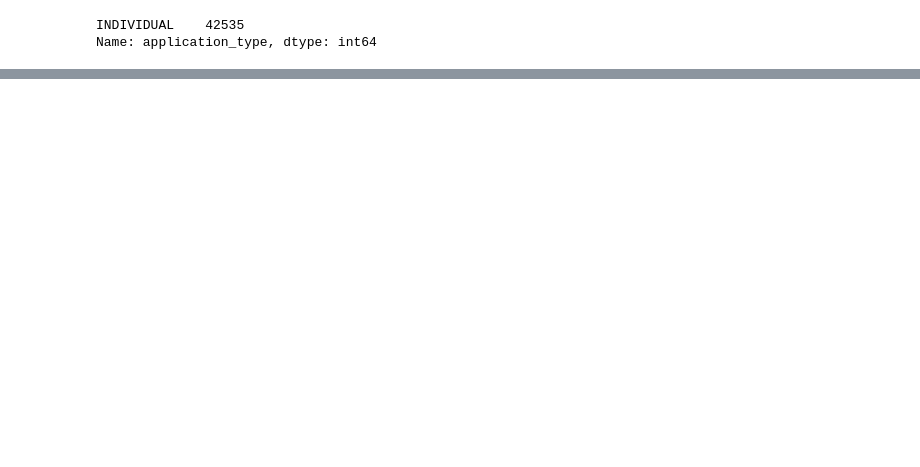
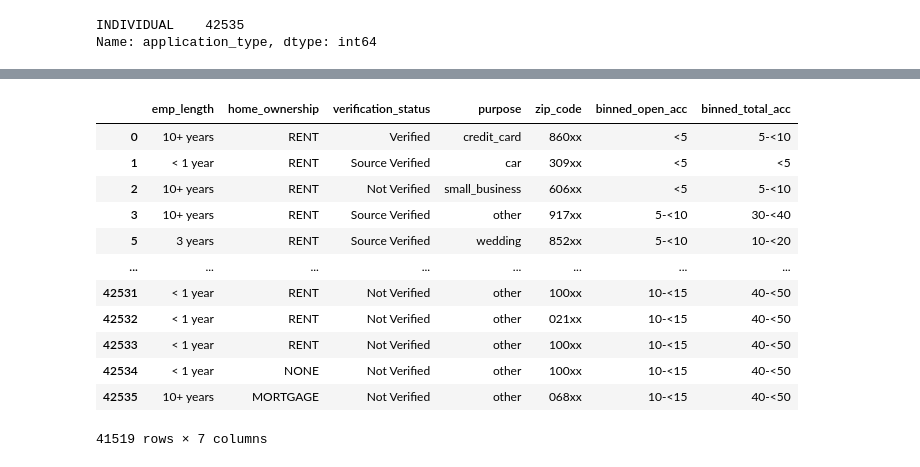
Before and after one commit to annahcasey/dataquest, a Jupyter notebook: machine_learning_project/Predicting_Loan_Repayment.ipynb, the cells around one changed output, grey strips where cells are left out. Cells and saved outputs as stored; diff of their text form; code cells hidden in the pictures; blank space fills up the shorter version.

```diff
--- a/machine_learning_project/Predicting_Loan_Repayment.ipynb
+++ b/machine_learning_project/Predicting_Loan_Repayment.ipynb
@@ -549,0 +1077,4 @@ Index(['id', 'member_id', 'loan_amnt', 'funded_amnt', 'funded_amnt_inv',
+# %%
+df['binned_open_acc'] = pd.cut(df['open_acc'],bins=[0,5,10,15,20,25,30,35,40,45,50], labels=['<5', '5-<10', '10-<15', '15-<20', '20-<25', '25-<30', '30-<35', '35-<40', '40-<45', '45+'])
+# %%
+df['binned_total_acc'] = pd.cut(df['total_acc'], bins=[0, 5, 10, 20, 30, 40, 50, 60, 70, 80, 90], labels=['<5', '5-<10', '10-<20', '20-<30', '30-<40', '40-<50', '50-<60', '60-<70', '70-<80', '80-<90'])
@@ -549,0 +1106,20 @@ Index(['id', 'member_id', 'loan_amnt', 'funded_amnt', 'funded_amnt_inv',
+# %%
+df['binned_open_acc'] = df['binned_open_acc'].astype(object)
+# %%
+df['binned_total_acc'] = df['binned_total_acc'].astype(object)
+# %%
+df.select_dtypes('object')
+# %% [output]
+|  | emp_length | home_ownership | verification_status | purpose | zip_code | binned_open_acc | binned_total_acc |
+| 0 | 10+ years | RENT | Verified | credit_card | 860xx | <5 | 5-<10 |
+| 1 | < 1 year | RENT | Source Verified | car | 309xx | <5 | <5 |
+| 2 | 10+ years | RENT | Not Verified | small_business | 606xx | <5 | 5-<10 |
+| 3 | 10+ years | RENT | Source Verified | other | 917xx | 5-<10 | 30-<40 |
+| 5 | 3 years | RENT | Source Verified | wedding | 852xx | 5-<10 | 10-<20 |
+| ... | ... | ... | ... | ... | ... | ... | ... |
+| 42531 | < 1 year | RENT | Not Verified | other | 100xx | 10-<15 | 40-<50 |
+| 42532 | < 1 year | RENT | Not Verified | other | 021xx | 10-<15 | 40-<50 |
+| 42533 | < 1 year | RENT | Not Verified | other | 100xx | 10-<15 | 40-<50 |
+| 42534 | < 1 year | NONE | Not Verified | other | 100xx | 10-<15 | 40-<50 |
+| 42535 | 10+ years | MORTGAGE | Not Verified | other | 068xx | 10-<15 | 40-<50 |
+41519 rows × 7 columns
```
Also changed, not shown: parts of 171 cells of this notebook, 1 other file.
